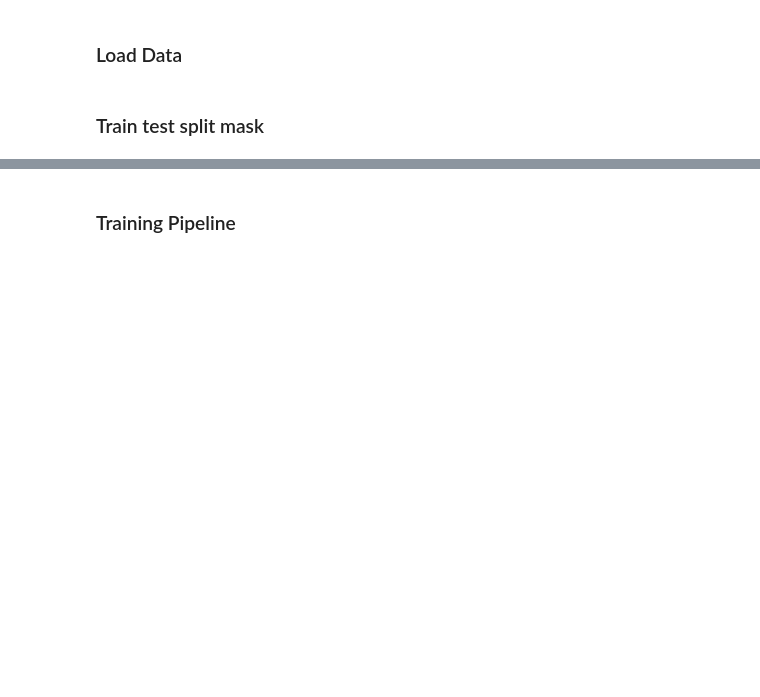
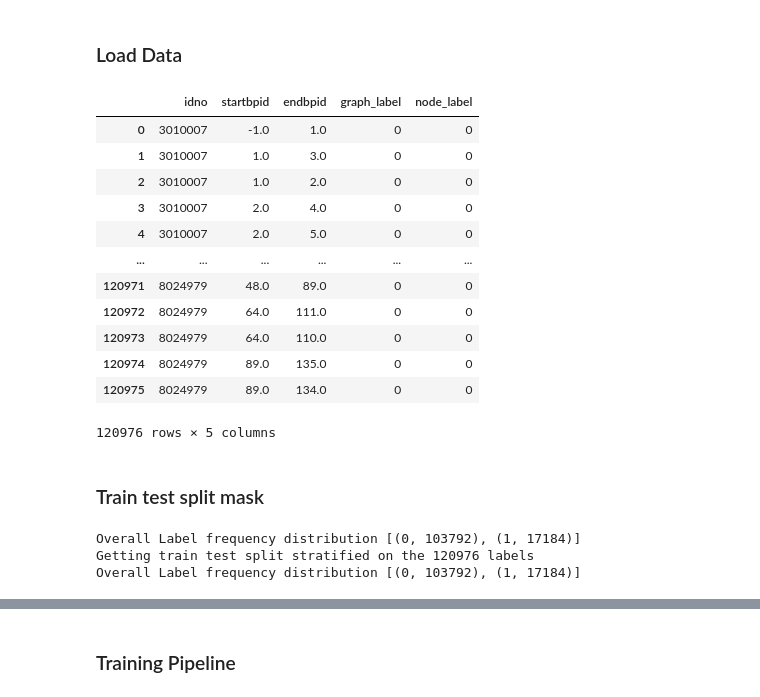
Before and after one commit to s-n-naik/airway_exploration, a Jupyter notebook: graph_networks/graph_network_training.ipynb, the cells around one changed output, grey strips where cells are left out. Saved outputs shown, nothing was run; the diff lists cells and outputs as text; code cells hidden in the pictures; blank space fills up the shorter version.

```diff
--- a/graph_networks/graph_network_training.ipynb
+++ b/graph_networks/graph_network_training.ipynb
@@ -62,11 +81,25 @@ available_gpus
 # %% [markdown]
 ### Load Data
 # %%
-orig_df = pd.read_csv(os.path.abspath('/home/sneha/toy_normalised_0607.csv'))
+orig_df = pd.read_csv(os.path.abspath('/home/sneha/toy_normalised_1407.csv'))
 orig_df.describe()
 
-label_df = pd.read_csv(os.path.abspath('/home/sneha/toy_labels_0607.csv'))
+label_df = pd.read_csv(os.path.abspath('/home/sneha/toy_labels_1407.csv'))
 label_df
+# %% [output]
+|  | idno | startbpid | endbpid | graph_label | node_label |
+| 0 | 3010007 | -1.0 | 1.0 | 0 | 0 |
+| 1 | 3010007 | 1.0 | 3.0 | 0 | 0 |
+| 2 | 3010007 | 1.0 | 2.0 | 0 | 0 |
+| 3 | 3010007 | 2.0 | 4.0 | 0 | 0 |
+| 4 | 3010007 | 2.0 | 5.0 | 0 | 0 |
+| ... | ... | ... | ... | ... | ... |
+| 120971 | 8024979 | 48.0 | 89.0 | 0 | 0 |
+| 120972 | 8024979 | 64.0 | 111.0 | 0 | 0 |
+| 120973 | 8024979 | 64.0 | 110.0 | 0 | 0 |
+| 120974 | 8024979 | 89.0 | 135.0 | 0 | 0 |
+| 120975 | 8024979 | 89.0 | 134.0 | 0 | 0 |
+120976 rows × 5 columns
 # %%
 # delete a lobe
 # orig_df = orig_df.loc[((orig_df.binaryLL_1 == 1) & (orig_df.lobe != 2)) | (orig_df.binaryLL_1 == 0)]
@@ -93,5 +126,9 @@ pilot_df_train.to_csv('/home/sneha/toy_lobe_cleaned_normalised_w_labels_train.cs
 binary_label_df_train.to_csv('/home/sneha/toy_lobe_binary_labels_train.csv')
 pilot_df_test.to_csv('/home/sneha/toy_lobe_cleaned_normalised_w_labels_test.csv')
 binary_label_df_test.to_csv('/home/sneha/toy_lobe_binary_labels_test.csv')
+# %% [output]
+Overall Label frequency distribution [(0, 103792), (1, 17184)]
+Getting train test split stratified on the 120976 labels
+Overall Label frequency distribution [(0, 103792), (1, 17184)]
 # %%
 
```
Also changed, not shown: parts of 15 cells of this notebook.
